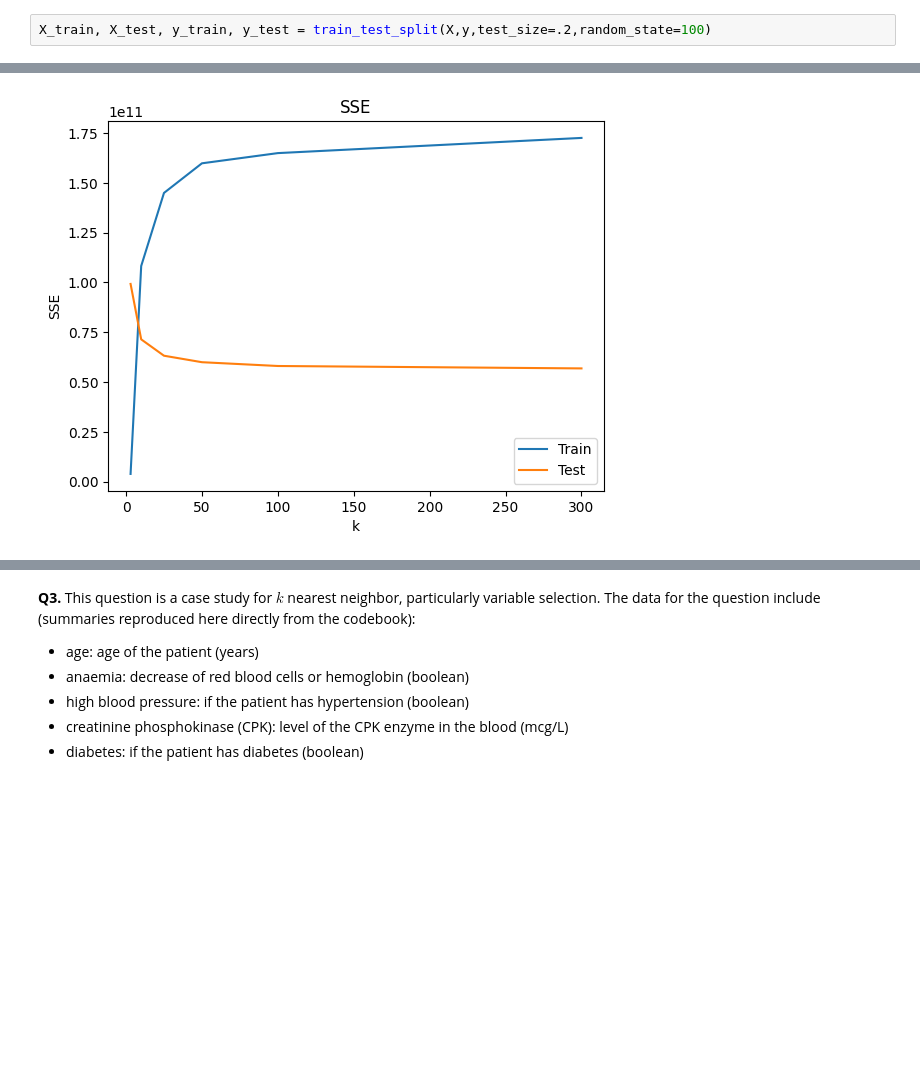
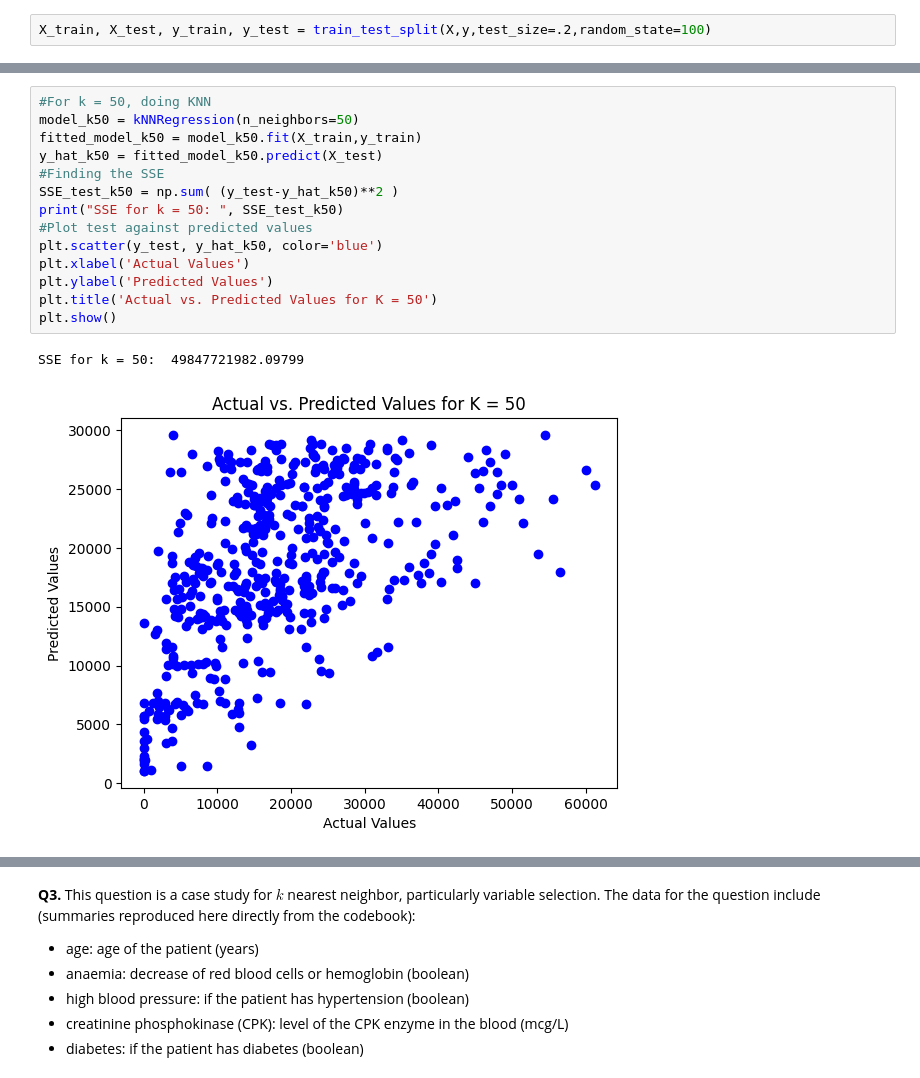
Before and after one commit to Sabrina-Hendricks/assignment3, a Jupyter notebook: assignment_knn_and_kmc.ipynb, the cells around one changed output, grey strips where cells are left out. Drawn from its saved outputs; the diff is of its cells as text; blank space fills up the shorter version.

```diff
--- a/assignment_knn_and_kmc.ipynb
+++ b/assignment_knn_and_kmc.ipynb
@@ -95,3 +145,17 @@ this_plot = sns.scatterplot(data=df,x='Age',y='AnnualSalary',hue='Purchased')
 # %%
+#For k = 50, doing KNN
+model_k50 = kNNRegression(n_neighbors=50)
+fitted_model_k50 = model_k50.fit(X_train,y_train)
+y_hat_k50 = fitted_model_k50.predict(X_test)
+#Finding the SSE
+SSE_test_k50 = np.sum( (y_test-y_hat_k50)**2 )
+print("SSE for k = 50: ", SSE_test_k50)
+#Plot test against predicted values
+plt.scatter(y_test, y_hat_k50, color='blue')
+plt.xlabel('Actual Values')
+plt.ylabel('Predicted Values')
+plt.title('Actual vs. Predicted Values for K = 50')
+plt.show()
 # %% [output]
+SSE for k = 50:  49847721982.09799
-[figure, old version]
+[figure, new version]
```
Also changed, not shown: parts of 21 cells of this notebook.
